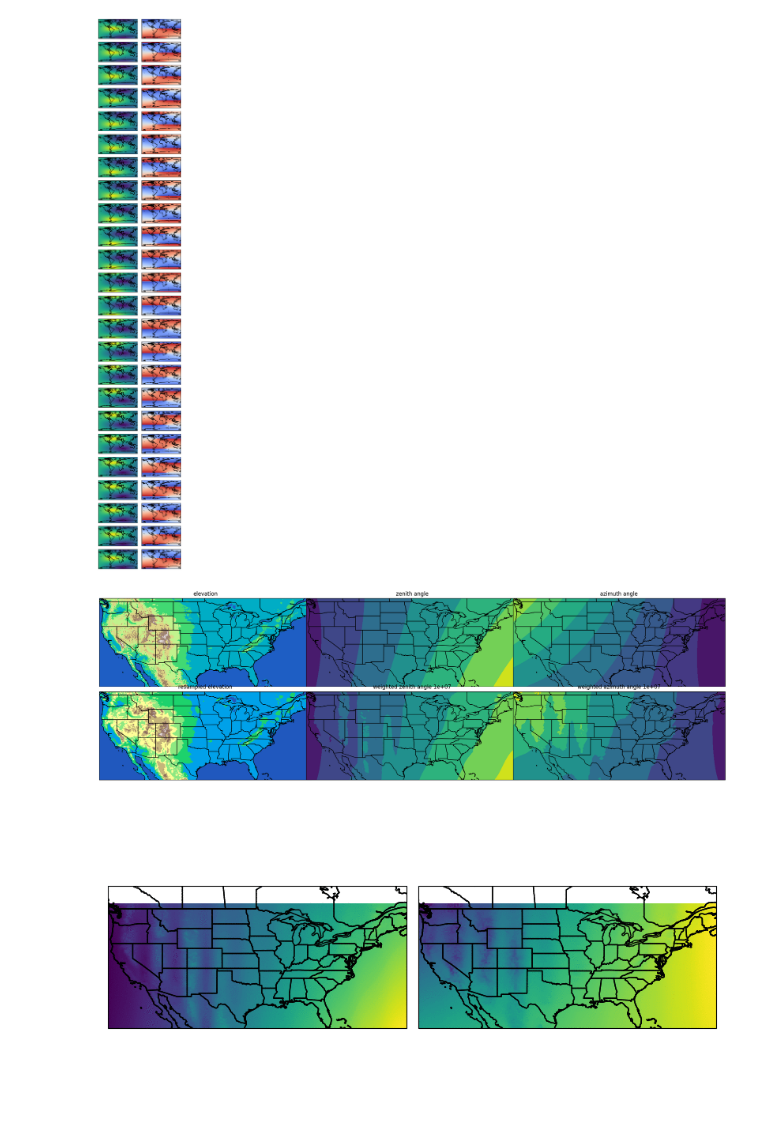
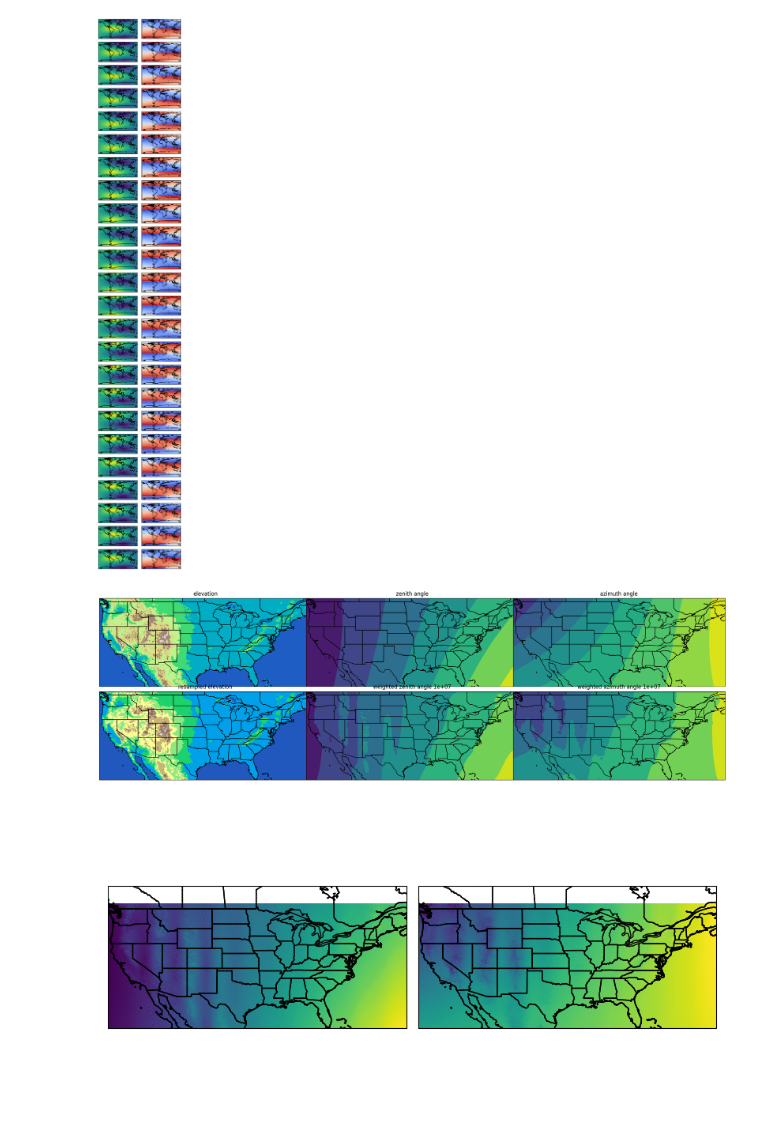
Before and after one commit to leaver2000/fast_spa, a Jupyter notebook: notebooks/example.ipynb, the cells around one changed output. Cells and saved outputs as stored; diff of their text form; code cells hidden in the pictures.

```diff
--- a/notebooks/example.ipynb
+++ b/notebooks/example.ipynb
@@ -124,7 +124,6 @@ def main(
     e[e < -100] = -100  # set the ocean to -100m
 
     spa_data = fast_spa.fast_spa(datetime_obj, lats, lons, e)
-    spa_data = np.radians(spa_data)
 
     weighted = fast_spa.fast_spa(
         datetime_obj, lats, lons, e * weight
@@ -145,36 +144,36 @@ def main(
         spa_data[ZENITH_ANGLE, 0, :, :],
         lons,
         lats,
         "zenith angle",
     )
     contourf(
         axes[1, 1],
         weighted[ZENITH_ANGLE, 0, :, :],
         lons,
         lats,
         f"weighted zenith angle {weight:.0e}",
     )
 
     contourf(
         axes[0, 2],
-        spa_data[AZIMUTH_ANGLE, 0, :, :] * -1,
+        spa_data[AZIMUTH_ANGLE, 0, :, :],
         lons,
         lats,
         "azimuth angle",
     )
     contourf(
         axes[1, 2],
-        weighted[AZIMUTH_ANGLE, 0, :, :] * -1,
+        weighted[AZIMUTH_ANGLE, 0, :, :],
         lons,
         lats,
         f"weighted azimuth angle {weight:.0e}",
     )
     plt.show()
 
 
 main()
 # %% [output]
-[figure, old version]
+[figure, new version]
 # %%
 import fast_spa.display
 from matplotlib.colors import ListedColormap
```
Also changed, not shown: 2 other files.
